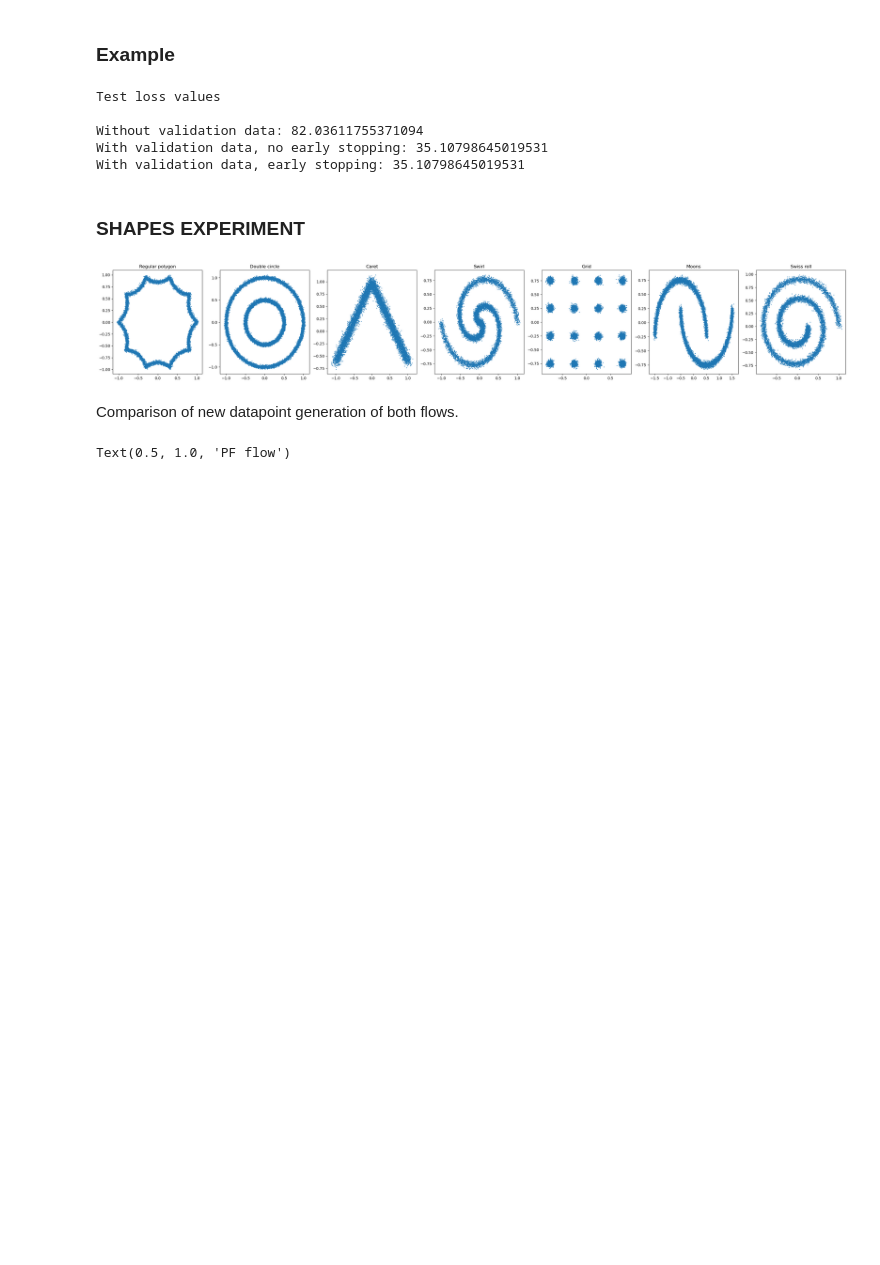
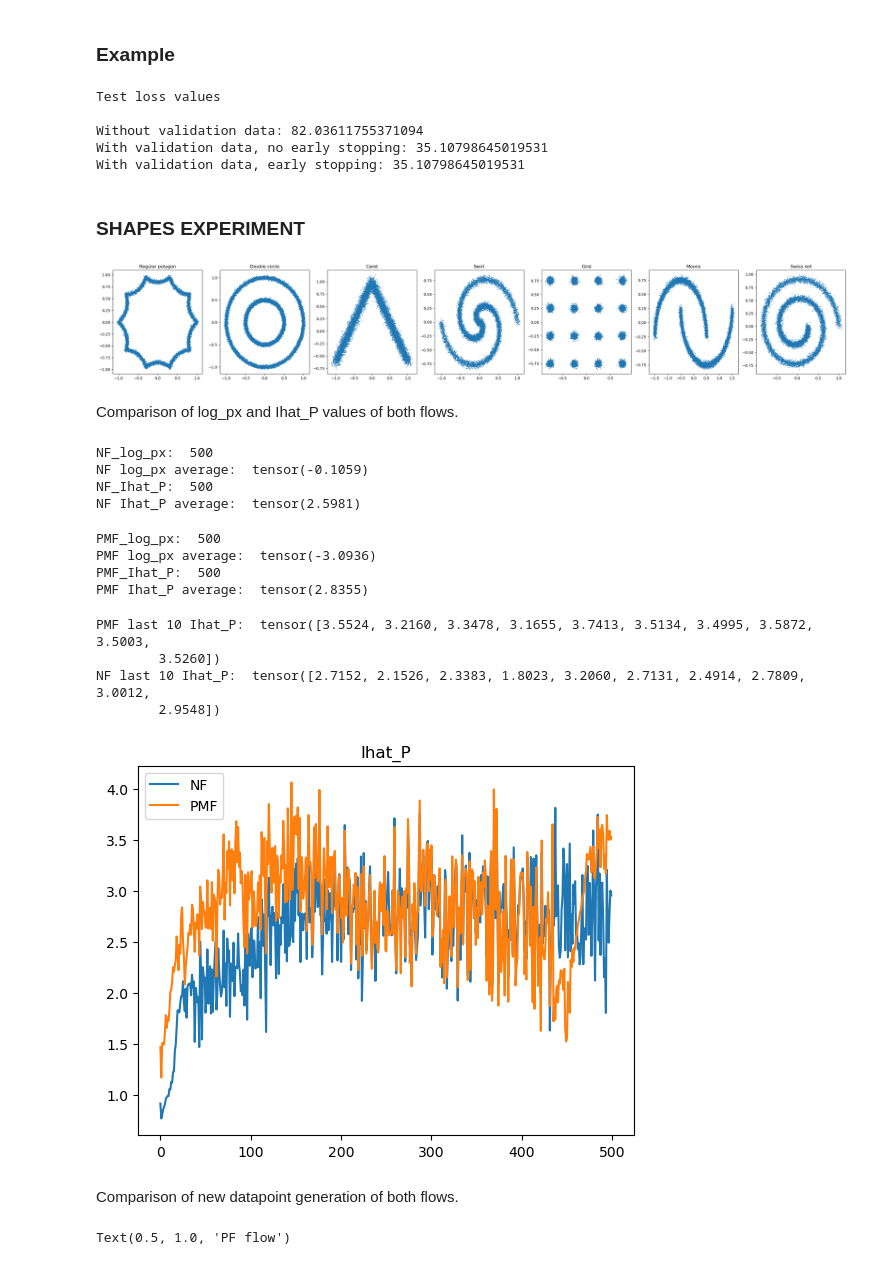
Before and after one commit to BP4769/normalizing-flows, a Jupyter notebook: notebooks/principal_manifold_flows.ipynb, the cells around one changed output. Saved outputs shown, nothing was run; the diff lists cells and outputs as text; code cells hidden in the pictures; blank space fills up the shorter version.

Commit message:
Ihat_P and log_px tracking

```diff
--- a/notebooks/principal_manifold_flows.ipynb
+++ b/notebooks/principal_manifold_flows.ipynb
@@ -108,12 +110,59 @@ data_tensor = torch.tensor(np.stack(data_swirl, axis=1)).float()  # Create a ten
 n_dim = 2
 # %%
 torch.manual_seed(0)
-normal_flow = Flow(RealNVP(n_dim, n_layers=10))
-normal_flow.fit(data_tensor, show_progress=True)
+normal_flow = Flow(RealNVP(n_dim, n_layers=10), record_Ihat_P=True, record_log_px=True)
+normal_flow.fit(data_tensor, show_progress=True, early_stopping=True)
 # %%
 torch.manual_seed(0)
-PM_flow = PrincipalManifoldFlow(RealNVP(n_dim, n_layers=10))
+PM_flow = PrincipalManifoldFlow(RealNVP(n_dim, n_layers=10), record_Ihat_P=True, record_log_px=True)
 PM_flow.fit(data_tensor, show_progress=True)
+# %% [markdown]
+Comparison of log_px and Ihat_P values of both flows.
+# %%
+NF_log_px = normal_flow.get_log_px()
+NF_Ihat_P = normal_flow.get_Ihat_P()
+
+# print all
+print("NF_log_px: ", len(NF_log_px))
+print("NF log_px average: ", torch.mean(NF_log_px))
+print("NF_Ihat_P: ", len(NF_Ihat_P))
+print("NF Ihat_P average: ", torch.mean(NF_Ihat_P))
+# %% [output]
+NF_log_px:  500
+NF log_px average:  tensor(-0.1059)
+NF_Ihat_P:  500
+NF Ihat_P average:  tensor(2.5981)
+# %%
+PMF_log_px = PM_flow.get_log_px()
+PMF_Ihat_P = PM_flow.get_Ihat_P()
+
+# print all
+print("PMF_log_px: ", len(PMF_log_px))
+print("PMF log_px average: ", torch.mean(PMF_log_px))
+print("PMF_Ihat_P: ", len(PMF_Ihat_P))
+print("PMF Ihat_P average: ", torch.mean(PMF_Ihat_P))
+# %% [output]
+PMF_log_px:  500
+PMF log_px average:  tensor(-3.0936)
+PMF_Ihat_P:  500
+PMF Ihat_P average:  tensor(2.8355)
+# %%
+print("PMF last 10 Ihat_P: ", PMF_Ihat_P[-10:])
+print("NF last 10 Ihat_P: ", NF_Ihat_P[-10:])
+# %% [output]
+PMF last 10 Ihat_P:  tensor([3.5524, 3.2160, 3.3478, 3.1655, 3.7413, 3.5134, 3.4995, 3.5872, 3.5003,
+        3.5260])
+NF last 10 Ihat_P:  tensor([2.7152, 2.1526, 2.3383, 1.8023, 3.2060, 2.7131, 2.4914, 2.7809, 3.0012,
+        2.9548])
+# %%
+# plot Ihat_P for both flows on same plot (as different lines)
+plt.plot(NF_Ihat_P, label="NF")
+plt.plot(PMF_Ihat_P, label="PMF")
+plt.legend()
+plt.title("Ihat_P")
+plt.show()
+# %% [output]
+[figure, added]
 # %% [markdown]
 Comparison of new datapoint generation of both flows.
 # %%
```
Also changed, not shown: parts of 4 cells of this notebook, 1 other file.
